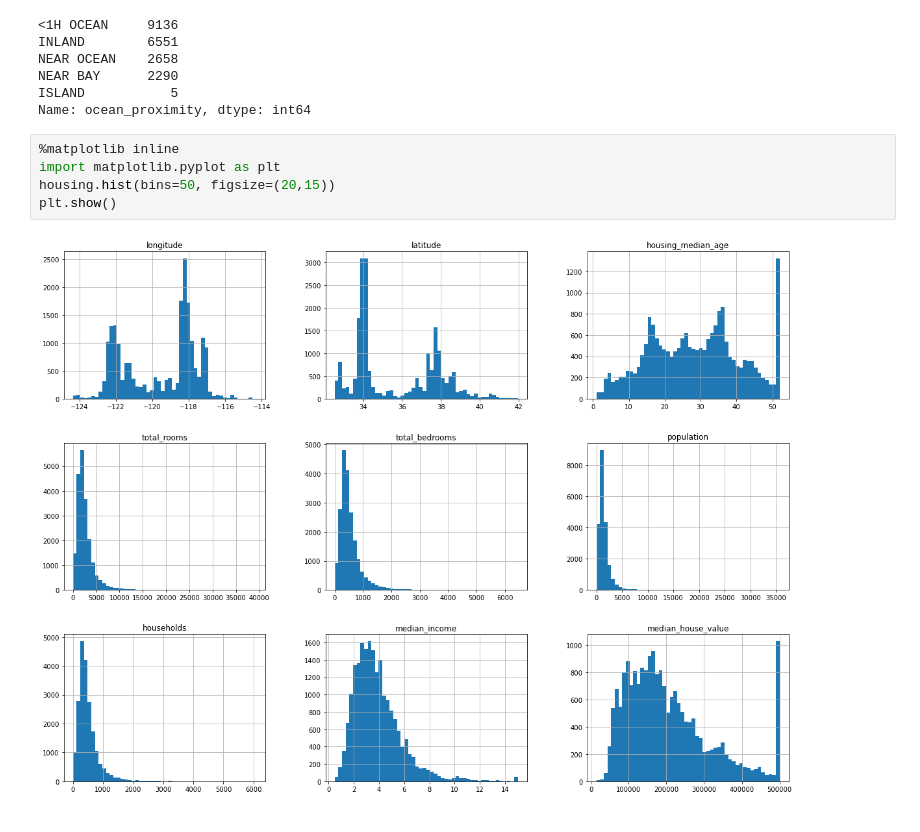
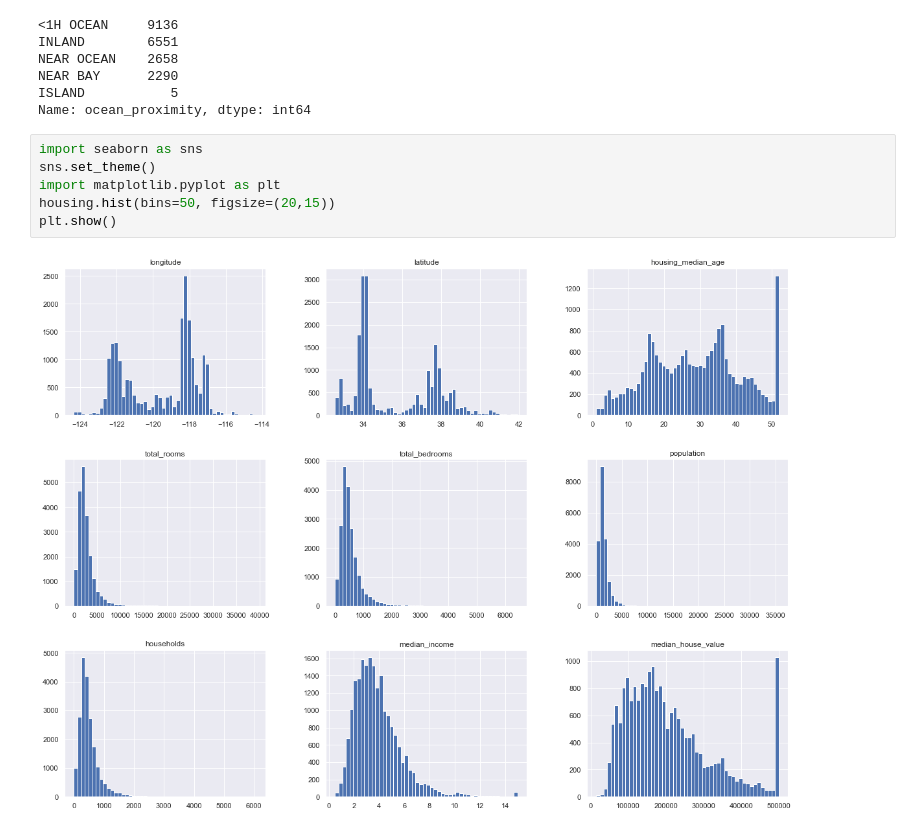
Before and after one commit to emmandecena/fastpagesblog, a Jupyter notebook: _notebooks/2021-01-28-housing.ipynb, the cells around one changed output. Drawn from its saved outputs; the diff is of its cells as text.

```diff
--- a/_notebooks/2021-01-28-housing.ipynb
+++ b/_notebooks/2021-01-28-housing.ipynb
@@ -51,9 +37,10 @@ NEAR BAY      2290
 ISLAND           5
 Name: ocean_proximity, dtype: int64
 # %%
-%matplotlib inline
+import seaborn as sns
+sns.set_theme()
 import matplotlib.pyplot as plt
 housing.hist(bins=50, figsize=(20,15))
 plt.show()
 # %% [output]
-[figure, old version]
+[figure, new version]
```
Also changed, not shown: parts of 2 cells of this notebook, 1 other file.
